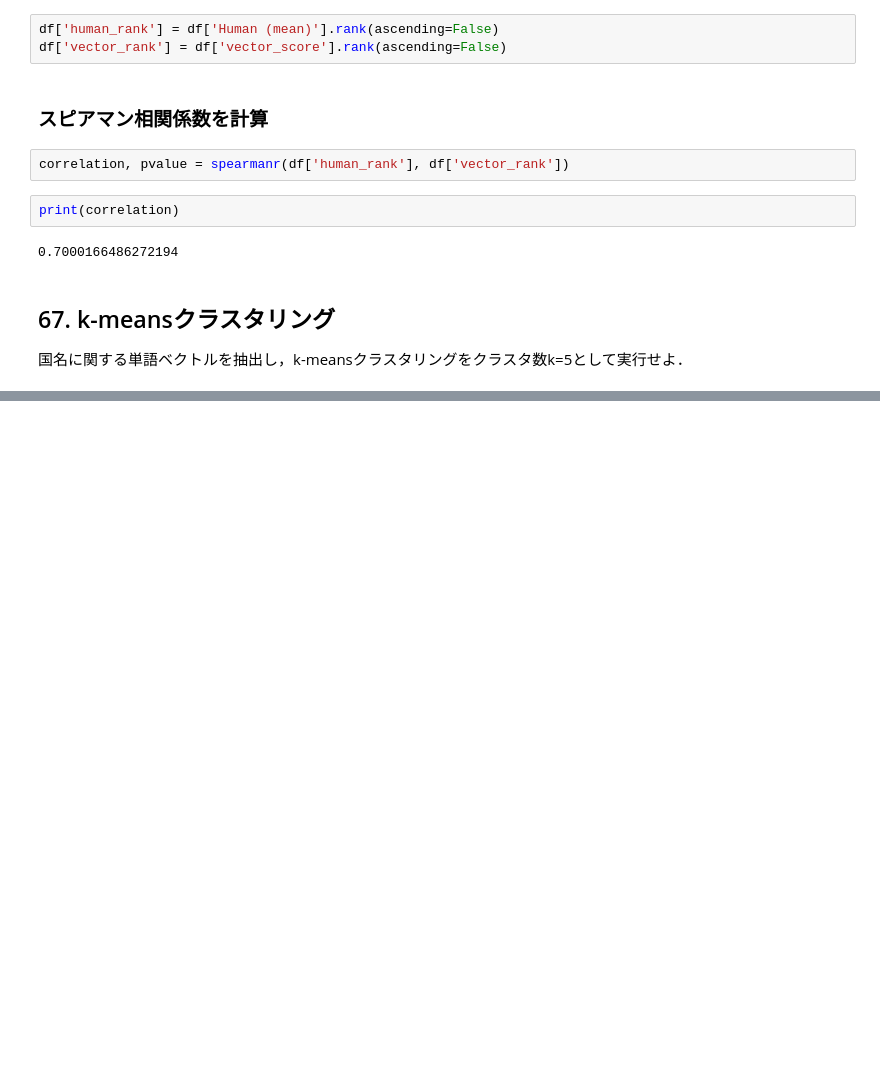
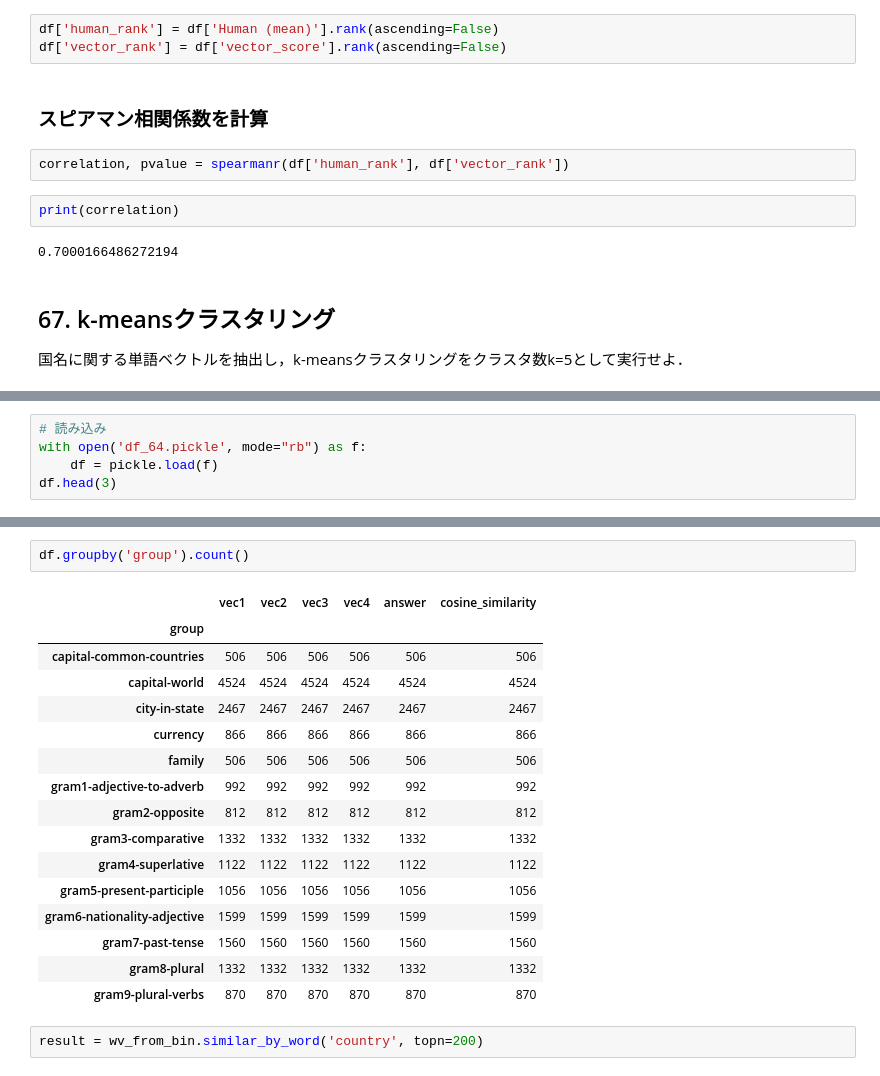
Before and after one commit to Kazuya-Minakuchi/natural_language_processing_100_knocks, a Jupyter notebook: notebooks/07_word_vector.ipynb, the cells around one changed output, grey strips where cells are left out. Cells and saved outputs as stored; diff of their text form; blank space fills up the shorter version.

```diff
--- a/notebooks/07_word_vector.ipynb
+++ b/notebooks/07_word_vector.ipynb
@@ -352,0 +369,5 @@ print(correlation)
+# %%
+# 読み込み
+with open('df_64.pickle', mode="rb") as f:
+    df = pickle.load(f)
+df.head(3)
@@ -352,0 +415,21 @@ print(correlation)
+# %%
+df.groupby('group').count()
+# %% [output]
+|  | vec1 | vec2 | vec3 | vec4 | answer | cosine_similarity |
+| group |  |  |  |  |  |  |
+| capital-common-countries | 506 | 506 | 506 | 506 | 506 | 506 |
+| capital-world | 4524 | 4524 | 4524 | 4524 | 4524 | 4524 |
+| city-in-state | 2467 | 2467 | 2467 | 2467 | 2467 | 2467 |
+| currency | 866 | 866 | 866 | 866 | 866 | 866 |
+| family | 506 | 506 | 506 | 506 | 506 | 506 |
+| gram1-adjective-to-adverb | 992 | 992 | 992 | 992 | 992 | 992 |
+| gram2-opposite | 812 | 812 | 812 | 812 | 812 | 812 |
+| gram3-comparative | 1332 | 1332 | 1332 | 1332 | 1332 | 1332 |
+| gram4-superlative | 1122 | 1122 | 1122 | 1122 | 1122 | 1122 |
+| gram5-present-participle | 1056 | 1056 | 1056 | 1056 | 1056 | 1056 |
+| gram6-nationality-adjective | 1599 | 1599 | 1599 | 1599 | 1599 | 1599 |
+| gram7-past-tense | 1560 | 1560 | 1560 | 1560 | 1560 | 1560 |
+| gram8-plural | 1332 | 1332 | 1332 | 1332 | 1332 | 1332 |
+| gram9-plural-verbs | 870 | 870 | 870 | 870 | 870 | 870 |
+# %%
+result = wv_from_bin.similar_by_word('country', topn=200)
```
Also changed, not shown: parts of 33 cells of this notebook.
